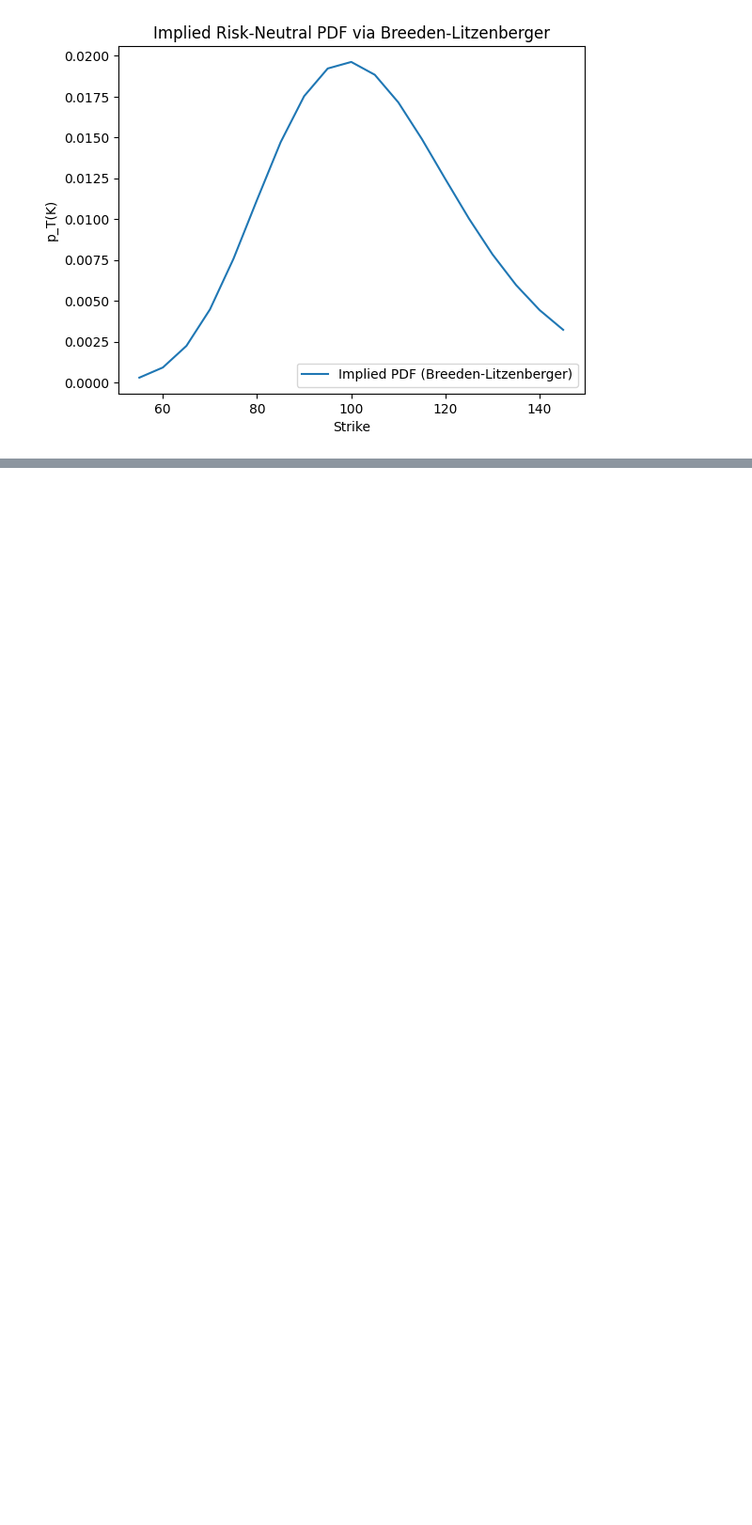
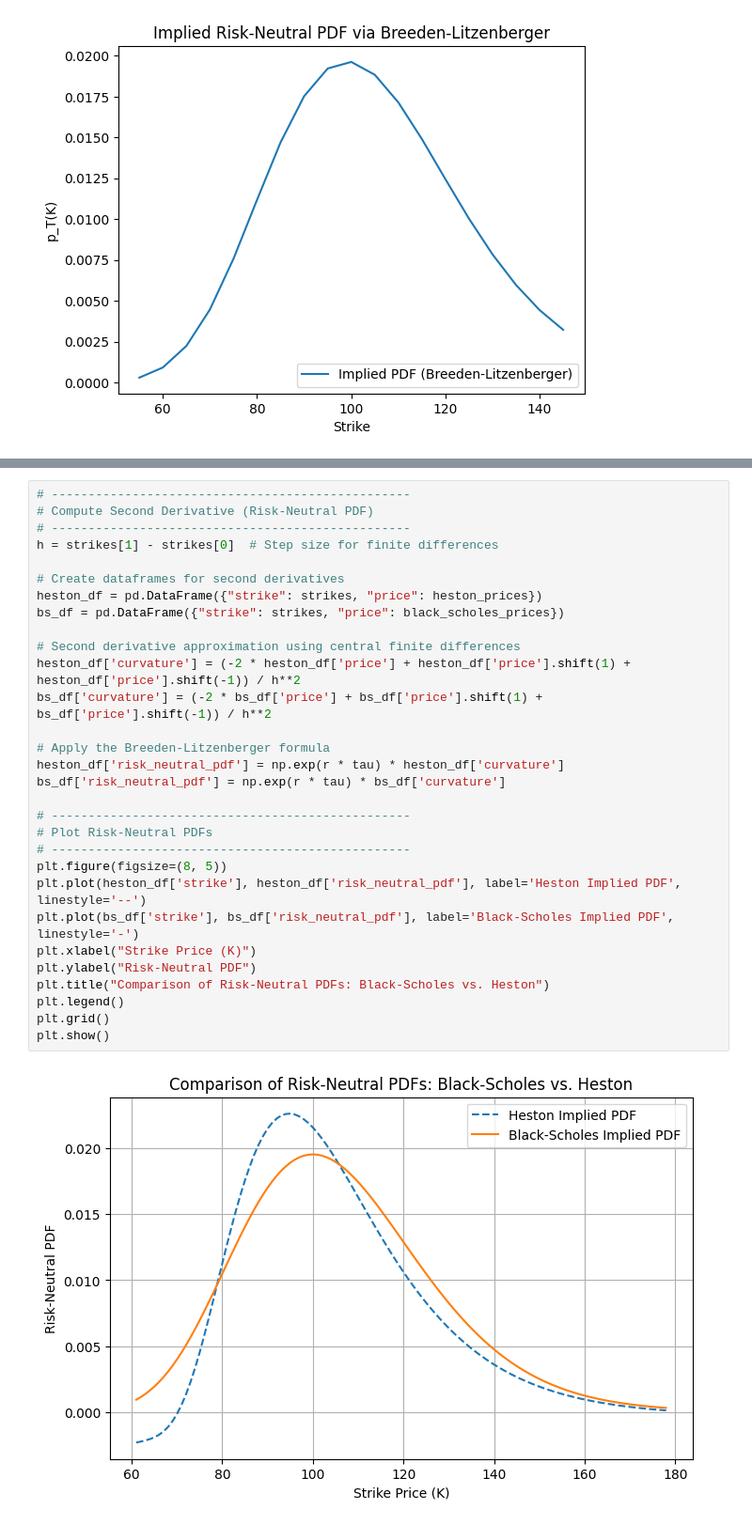
Before and after one commit to Sciotaku/MATH86FinalProj, a Jupyter notebook: Rahul_test.ipynb, the cells around one changed output, grey strips where cells are left out. Shown at 94% size. Drawn from its saved outputs; the diff is of its cells as text; blank space fills up the shorter version.

```diff
--- a/Rahul_test.ipynb
+++ b/Rahul_test.ipynb
@@ -207,0 +312,32 @@ plt.show()
+# %%
+# -------------------------------------------------
+# Compute Second Derivative (Risk-Neutral PDF)
+# -------------------------------------------------
+h = strikes[1] - strikes[0]  # Step size for finite differences
+
+# Create dataframes for second derivatives
+heston_df = pd.DataFrame({"strike": strikes, "price": heston_prices})
+bs_df = pd.DataFrame({"strike": strikes, "price": black_scholes_prices})
+
+# Second derivative approximation using central finite differences
+heston_df['curvature'] = (-2 * heston_df['price'] + heston_df['price'].shift(1) + heston_df['price'].shift(-1)) / h**2
+bs_df['curvature'] = (-2 * bs_df['price'] + bs_df['price'].shift(1) + bs_df['price'].shift(-1)) / h**2
+
+# Apply the Breeden-Litzenberger formula
+heston_df['risk_neutral_pdf'] = np.exp(r * tau) * heston_df['curvature']
+bs_df['risk_neutral_pdf'] = np.exp(r * tau) * bs_df['curvature']
+
+# -------------------------------------------------
+# Plot Risk-Neutral PDFs
+# -------------------------------------------------
+plt.figure(figsize=(8, 5))
+plt.plot(heston_df['strike'], heston_df['risk_neutral_pdf'], label='Heston Implied PDF', linestyle='--')
+plt.plot(bs_df['strike'], bs_df['risk_neutral_pdf'], label='Black-Scholes Implied PDF', linestyle='-')
+plt.xlabel("Strike Price (K)")
+plt.ylabel("Risk-Neutral PDF")
+plt.title("Comparison of Risk-Neutral PDFs: Black-Scholes vs. Heston")
+plt.legend()
+plt.grid()
+plt.show()
+# %% [output]
+[figure, added]
```
Also changed, not shown: parts of 2 cells of this notebook.
